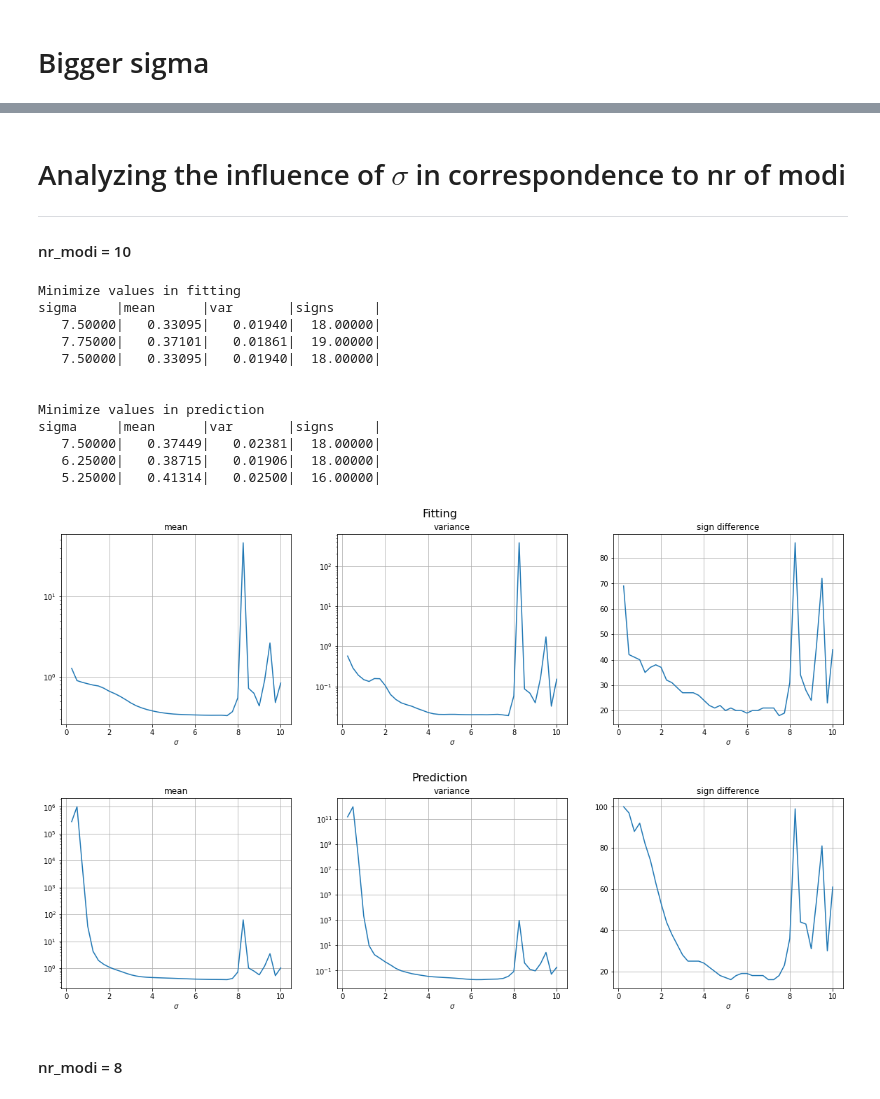
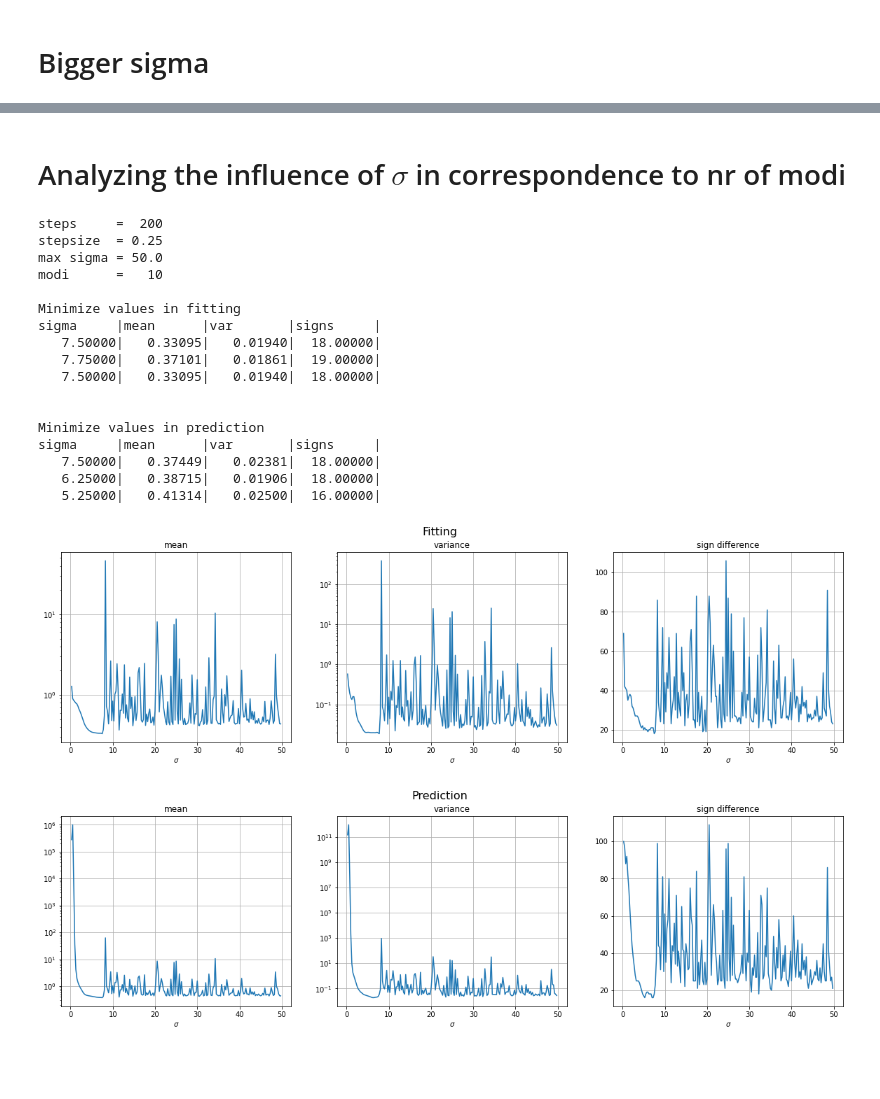
Before and after one commit to Lactose94/LP-Machine-Learning, a Jupyter notebook: Test_quality.ipynb, the cells around one changed output, grey strips where cells are left out. Saved outputs shown, nothing was run; the diff lists cells and outputs as text; code cells hidden in the pictures; blank space fills up the shorter version.

Commit message:
added more data for smaller sigmas

```diff
--- a/Test_quality.ipynb
+++ b/Test_quality.ipynb
@@ -65,6 +65,9 @@ def test_data(c_path, w_path, e_path, json_path, offset=1, printing=True):
         print(f'Relative to size of F:\n {F_mean / np.mean(np.linalg.norm(config.forces, axis=1))}')
     return(F_mean, F_var,  sign_diff[sign_diff != 0].size)
 # %%
+def float_to_str(nr: float):
+    return str(nr).replace('.', '')
+
 def min_sigma_of_axis(data, axis):
     return data[np.where(data[:, axis] == np.amin(data[:, axis]))][0]
 
@@ -79,8 +82,14 @@ def plot3(data: np.array, max_n, title=""):
         if i != 3:
             axs[i-1].set_yscale('log')
 
-def analyze(n: int, modi: int, max_n=-1):
-    fit = np.loadtxt(f'test_data/fit_{n}-{modi}.dat')
+def analyze(n: int, modi: int, step=0.25, max_n=-1):
+    print(f'{"steps":10}={n:5}')
+    print(f'{"stepsize":10}={step:5}')
+    print(f'{"max sigma":10}={n * step:5}')
+    print(f'{"modi":10}={modi:5}\n')
+
+    step_str = float_to_str(step)
+    fit = np.loadtxt(f'test_data/fit_{n}-{modi}-{step_str}.dat')
     print('Minimize values in fitting')
     print(f'{"sigma":10}|{"mean":10}|{"var":10}|{"signs":10}|')
     for i in range(1, 4):
@@ -90,7 +99,7 @@ def analyze(n: int, modi: int, max_n=-1):
         print(line)
 
     print("\n")
-    prediction = np.loadtxt(f'test_data/prediction_{n}-{modi}.dat')
+    prediction = np.loadtxt(f'test_data/prediction_{n}-{modi}-{step_str}.dat')
     print('Minimize values in prediction')
     print(f'{"sigma":10}|{"mean":10}|{"var":10}|{"signs":10}|')
     for i in range(1, 4):
@@ -173,24 +182,25 @@ Relative to size of F:
 # %% [markdown]
 # Analyzing the influence of $\sigma$ in correspondence to nr of modi
----
-#### nr_modi = 10
 # %%
-analyze(200, 10, 40)
+analyze(200, 10, max_n = -1)
 # %% [output]
+steps     =  200
+stepsize  = 0.25
+max sigma = 50.0
+modi      =   10
+
 Minimize values in fitting
 sigma     |mean      |var       |signs     |
    7.50000|   0.33095|   0.01940|  18.00000|
    7.75000|   0.37101|   0.01861|  19.00000|
    7.50000|   0.33095|   0.01940|  18.00000|
 
 
 Minimize values in prediction
 sigma     |mean      |var       |signs     |
    7.50000|   0.37449|   0.02381|  18.00000|
    6.25000|   0.38715|   0.01906|  18.00000|
    5.25000|   0.41314|   0.02500|  16.00000|
-[figure, old version]
+[figure, new version]
-[figure, old version]
+[figure, new version]
-# %% [markdown]
-#### nr_modi = 8
 # %%
```
Also changed, not shown: parts of 10 cells of this notebook, 20 other files.
